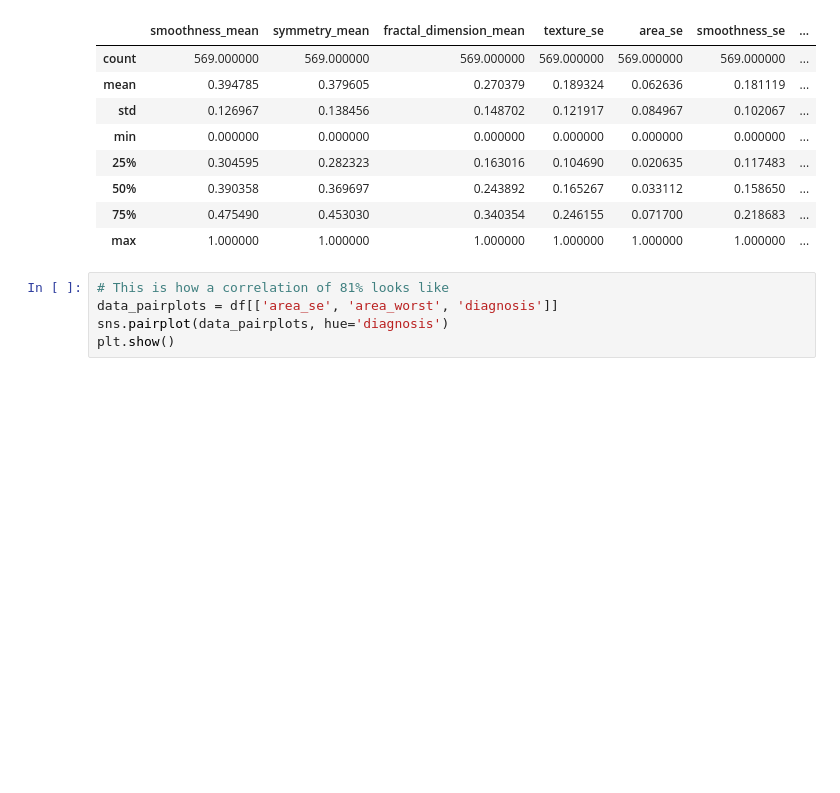
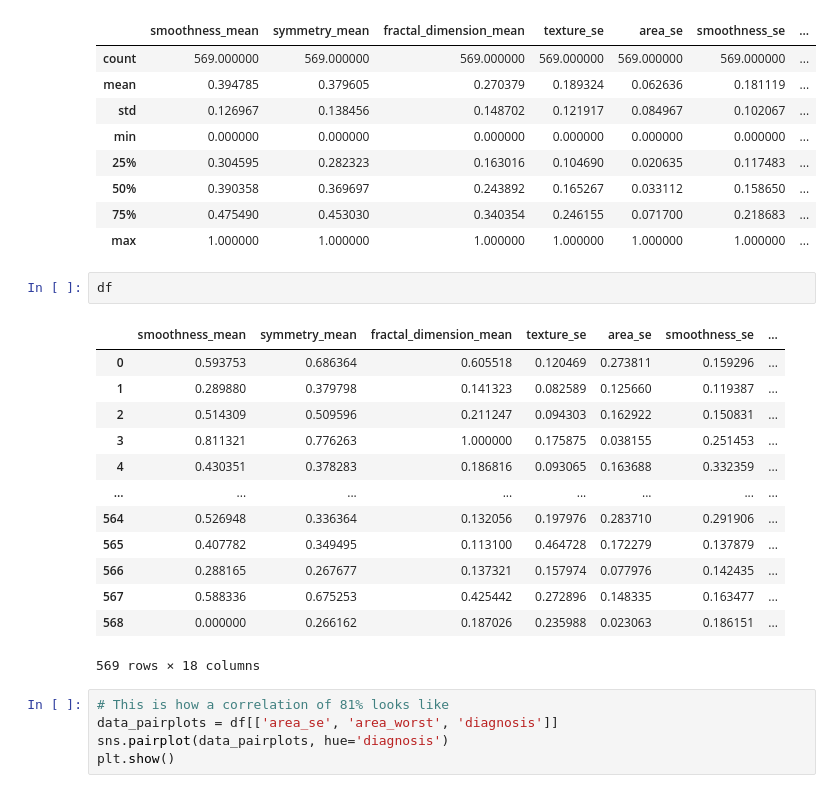
Before and after one commit to SergioManuelJob/BreastCancer-NaiveBayes, a Jupyter notebook: Breast_Cancer_NaiveBayes.ipynb, the cells around one changed output. Drawn from its saved outputs; the diff is of its cells as text; blank space fills up the shorter version.

```diff
--- a/Breast_Cancer_NaiveBayes.ipynb
+++ b/Breast_Cancer_NaiveBayes.ipynb
@@ -174,6 +174,22 @@ df.describe()
 | 50% | 0.390358 | 0.369697 | 0.243892 | 0.165267 | 0.033112 | 0.158650 | ... |
 | 75% | 0.475490 | 0.453030 | 0.340354 | 0.246155 | 0.071700 | 0.218683 | ... |
 | max | 1.000000 | 1.000000 | 1.000000 | 1.000000 | 1.000000 | 1.000000 | ... |
+# %%
+df
+# %% [output]
+|  | smoothness_mean | symmetry_mean | fractal_dimension_mean | texture_se | area_se | smoothness_se | ... |
+| 0 | 0.593753 | 0.686364 | 0.605518 | 0.120469 | 0.273811 | 0.159296 | ... |
+| 1 | 0.289880 | 0.379798 | 0.141323 | 0.082589 | 0.125660 | 0.119387 | ... |
+| 2 | 0.514309 | 0.509596 | 0.211247 | 0.094303 | 0.162922 | 0.150831 | ... |
+| 3 | 0.811321 | 0.776263 | 1.000000 | 0.175875 | 0.038155 | 0.251453 | ... |
+| 4 | 0.430351 | 0.378283 | 0.186816 | 0.093065 | 0.163688 | 0.332359 | ... |
+| ... | ... | ... | ... | ... | ... | ... | ... |
+| 564 | 0.526948 | 0.336364 | 0.132056 | 0.197976 | 0.283710 | 0.291906 | ... |
+| 565 | 0.407782 | 0.349495 | 0.113100 | 0.464728 | 0.172279 | 0.137879 | ... |
+| 566 | 0.288165 | 0.267677 | 0.137321 | 0.157974 | 0.077976 | 0.142435 | ... |
+| 567 | 0.588336 | 0.675253 | 0.425442 | 0.272896 | 0.148335 | 0.163477 | ... |
+| 568 | 0.000000 | 0.266162 | 0.187026 | 0.235988 | 0.023063 | 0.186151 | ... |
+569 rows × 18 columns
 # %%
 # This is how a correlation of 81% looks like
 data_pairplots = df[['area_se', 'area_worst', 'diagnosis']]
```
Also changed, not shown: parts of 4 cells of this notebook.
